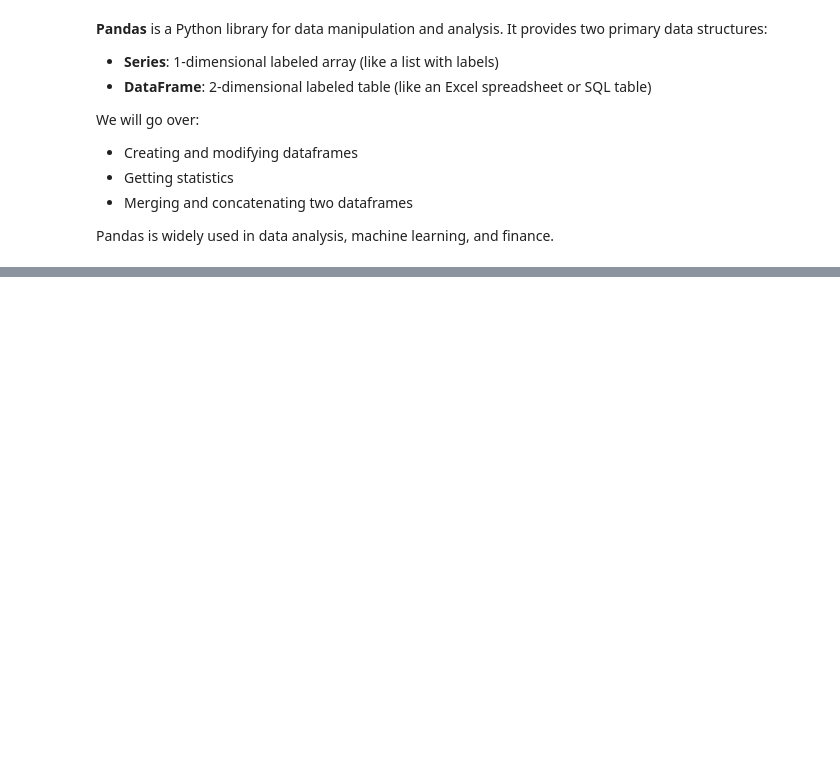
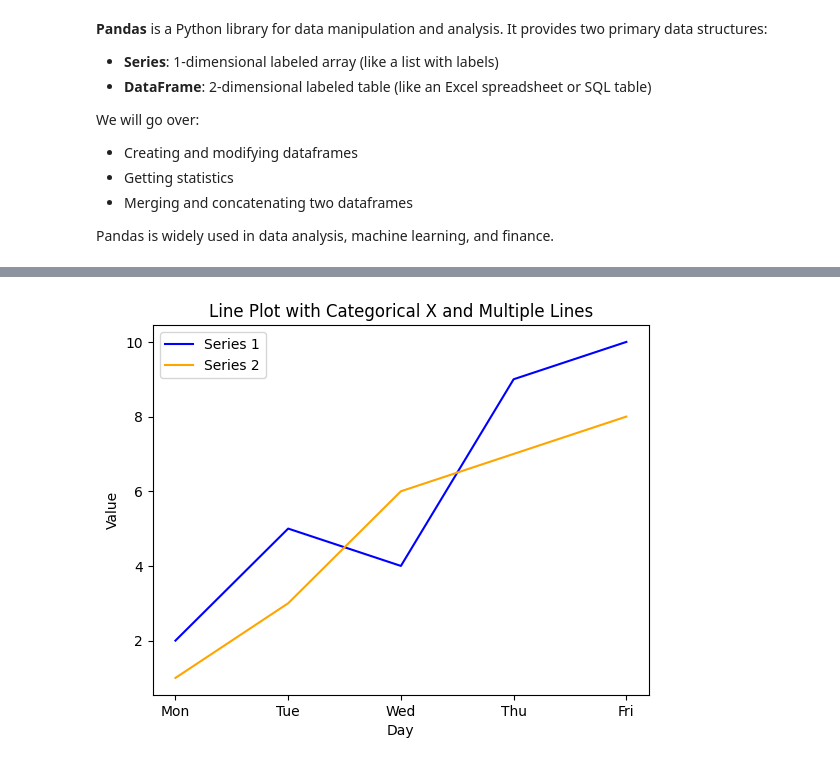
Before and after one commit to MichaelHeege/CAS-API-Presentation, a Jupyter notebook: Intro-To-Python.ipynb, the cells around one changed output, grey strips where cells are left out. Cells and saved outputs as stored; diff of their text form; code cells hidden in the pictures; blank space fills up the shorter version.

```diff
--- a/Intro-To-Python.ipynb
+++ b/Intro-To-Python.ipynb
@@ -842,0 +613,25 @@ df_concat_rows
+# %%
+# 2 line charts
+
+x = ["Mon", "Tue", "Wed", "Thu", "Fri"]
+
+# Two different data series
+y1 = [2, 5, 4, 9, 10]
+y2 = [1, 3, 6, 7, 8]
+
+# Create line plots with different colors
+plt.plot(x, y1, label="Series 1", color="blue")
+plt.plot(x, y2, label="Series 2", color="orange")
+
+# Add labels and a title
+plt.xlabel("Day")
+plt.ylabel("Value")
+plt.title("Line Plot with Categorical X and Multiple Lines")
+
+# Add a legend to distinguish the lines
+plt.legend()
+
+# Display the plot
+plt.show()
+# %% [output]
+[figure, added]
```
Also changed, not shown: parts of 61 cells of this notebook.
